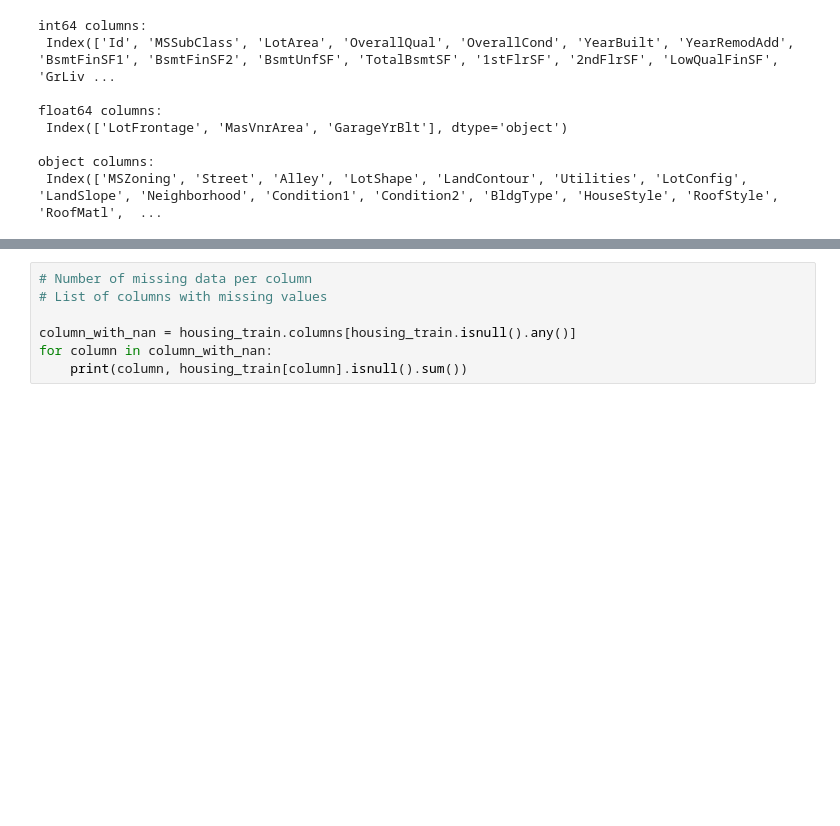
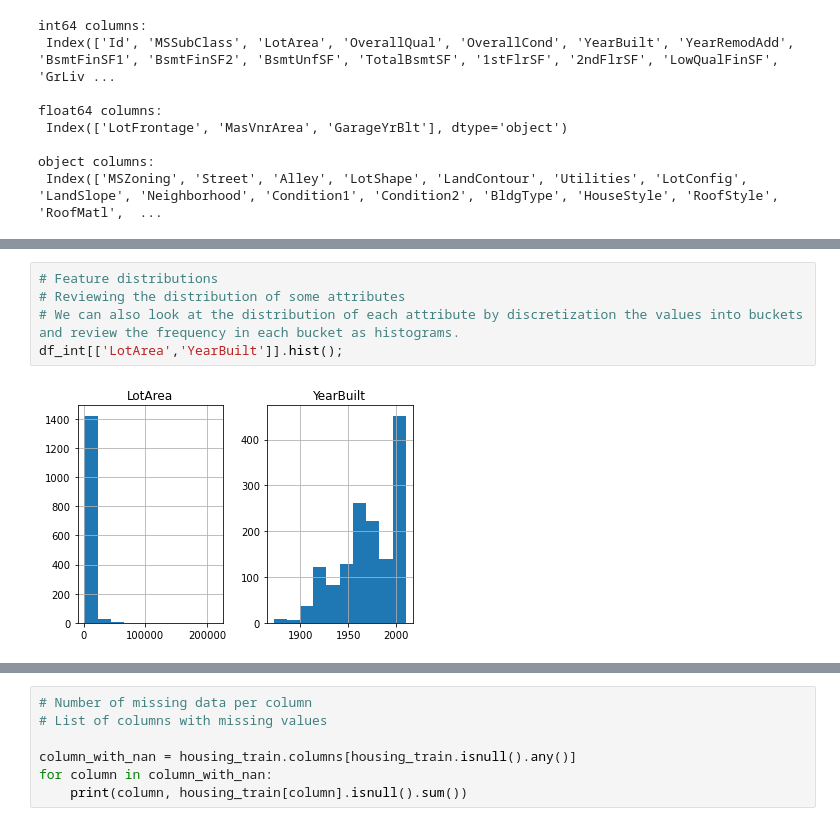
Before and after one commit to samantoz/bu_dsc, a Jupyter notebook: notebooks/DSC630/project_v1.ipynb, the cells around one changed output, grey strips where cells are left out. Drawn from its saved outputs; the diff is of its cells as text; blank space fills up the shorter version.

```diff
--- a/notebooks/DSC630/project_v1.ipynb
+++ b/notebooks/DSC630/project_v1.ipynb
@@ -106 +178,8 @@ Number of integer columns:  35
+# %%
+# Feature distributions
+# Reviewing the distribution of some attributes
+# We can also look at the distribution of each attribute by discretization the values into buckets and review the frequency in each bucket as histograms.
+df_int[['LotArea','YearBuilt']].hist();
+# %% [output]
+[figure, added]
 # %%
```
Also changed, not shown: parts of 15 cells of this notebook, 1 other file.
